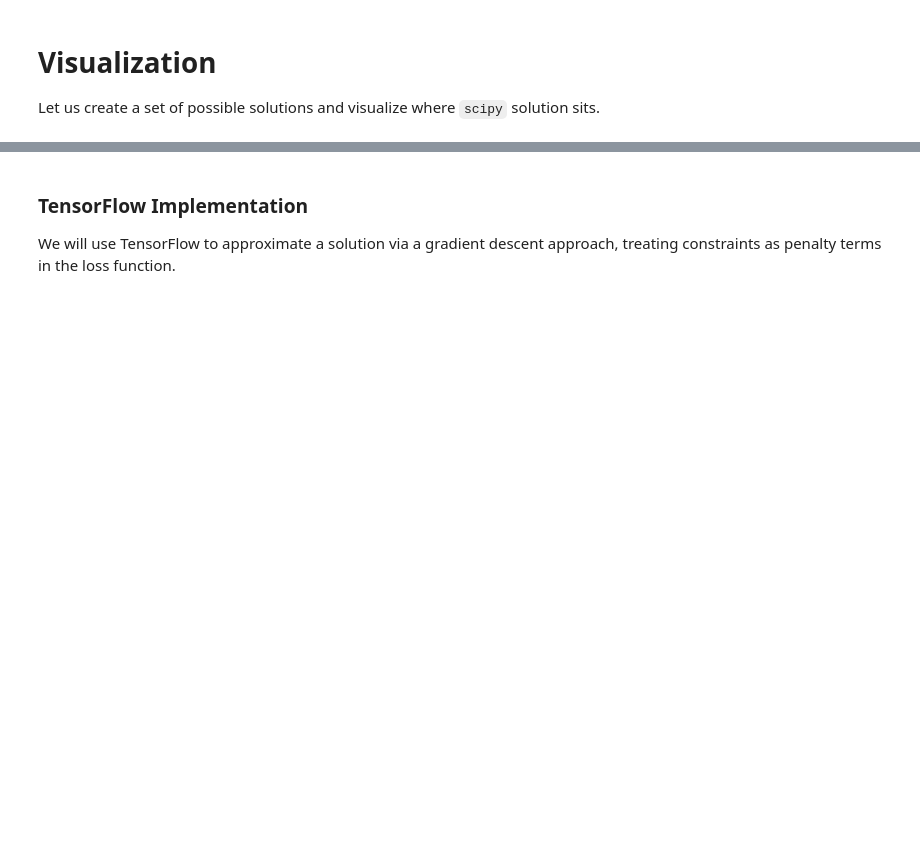
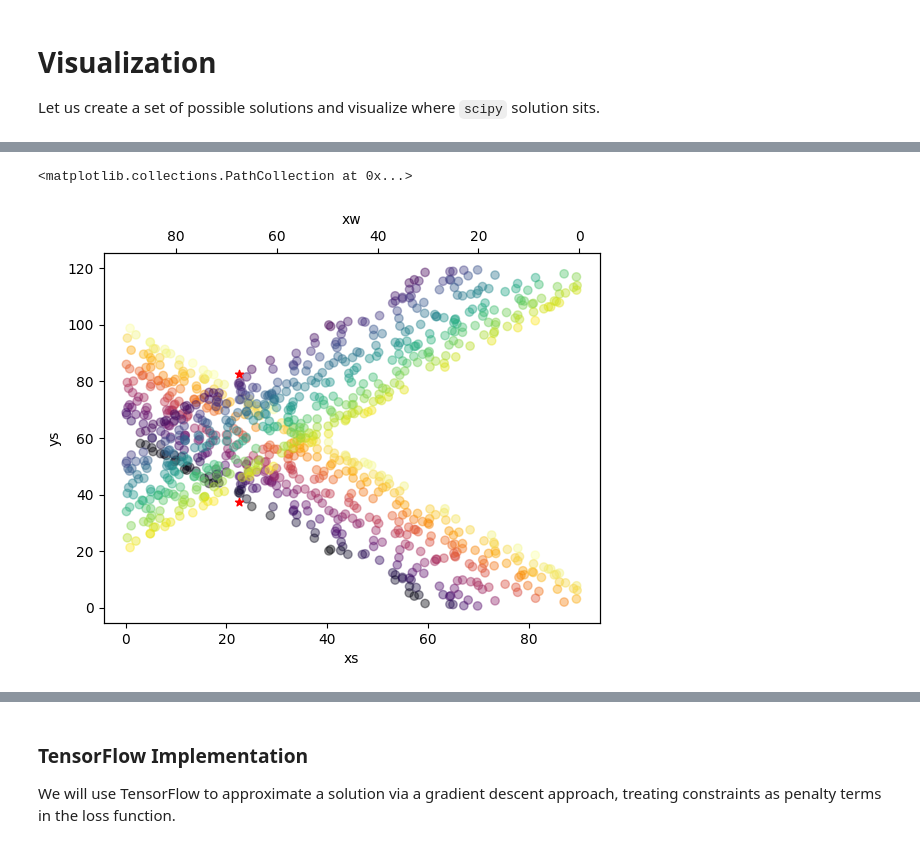
Before and after one commit to marcodigennaro/optimization, a Jupyter notebook: optimization/jupter-notebooks/renewable_energy_flow.ipynb, the cells around one changed output, grey strips where cells are left out. Saved outputs shown, nothing was run; the diff lists cells and outputs as text; code cells hidden in the pictures; blank space fills up the shorter version.

```diff
--- a/optimization/jupter-notebooks/renewable_energy_flow.ipynb
+++ b/optimization/jupter-notebooks/renewable_energy_flow.ipynb
@@ -217,25 +185,30 @@ ax_w.scatter(scipy_solution.x[1], scipy_solution.x[3], c='r', marker='*')
 # %%
 import matplotlib.pyplot as plt
 
-fig, ax1 = plt.subplots()
+fig, ax_s = plt.subplots()
 
-ax1.scatter(
-    xss,
-    yss,
-    c=costs,
-    cmap ='inferno', alpha=0.4 )
-ax1.scatter(scipy_solution.x[0], scipy_solution.x[2], c='r', marker='*')
+ax_s.scatter( xss, yss, c=costs, cmap ='inferno', alpha=0.4 )
+ax_s.scatter(xs, ys, c='r', marker='*')
 
-ax2 = ax1.twiny().twinx()
+ax_s.set_ylabel('ys')
+ax_s.set_xlabel('xs')
+
+
+ax_w = ax_s.twiny()
+ax_w.invert_xaxis()
+ax_w.scatter( xws, yws, c=costs, cmap ='viridis', alpha=0.4 )
+
+ax_w.set_ylabel('yw')
+ax_w.set_xlabel('xw')
+
+ax_w.scatter(xw, yw, c='r', marker='*')
+
+#.twinx()
 #ax2.scatter( xws, yws, c=costs, cmap ='viridis', alpha=0.4 )
-ax2.invert_xaxis()
-
-ax1.set_ylabel('yw')
-ax1.set_xlabel('xw')
-ax2.set_ylabel('ys')
-ax2.set_xlabel('xs')
-
-ax2.scatter(scipy_solution.x[1], scipy_solution.x[3], c='c', marker='D')
+#ax2.invert_xaxis()
+# %% [output]
+<matplotlib.collections.PathCollection at 0x...>
+[figure, added]
 # %%
 import numpy as np
 
```
Also changed, not shown: parts of 8 cells of this notebook.
